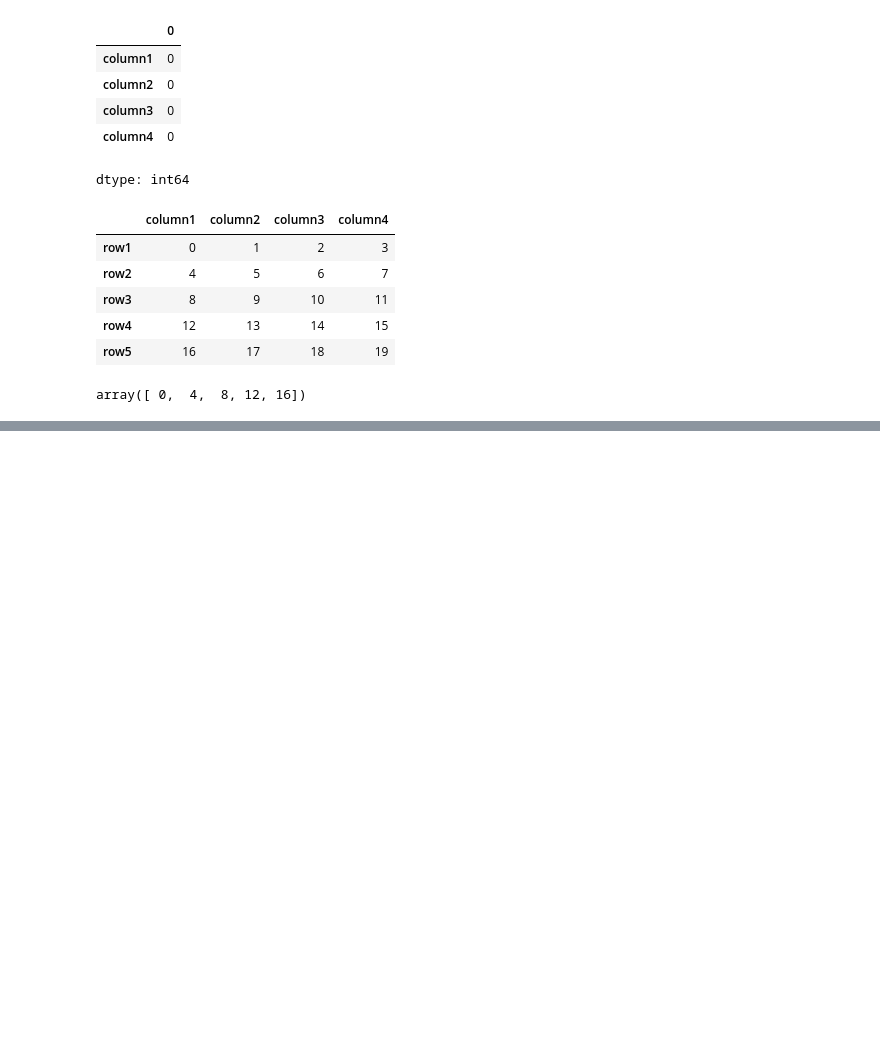
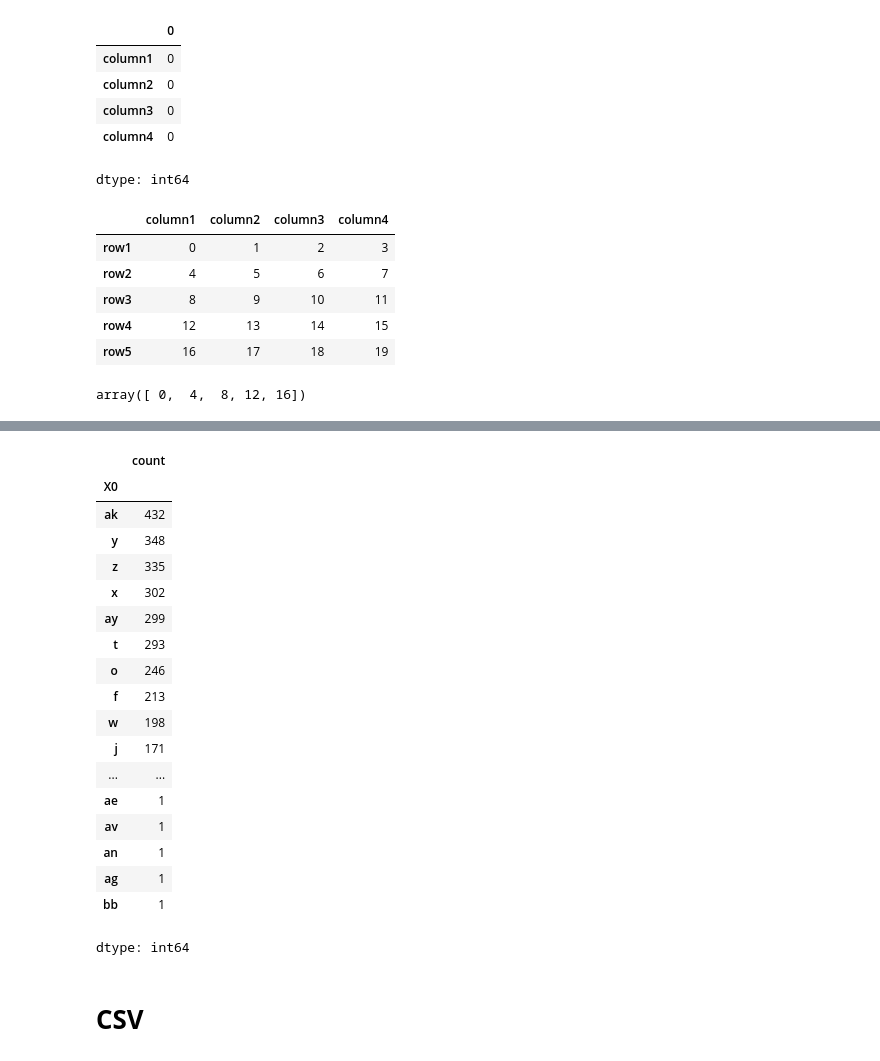
Before and after one commit to SUDHAN1022/Python-for-data-science, a Jupyter notebook: python_series.ipynb, the cells around one changed output, grey strips where cells are left out. Saved outputs shown, nothing was run; the diff lists cells and outputs as text; code cells hidden in the pictures; blank space fills up the shorter version.

```diff
--- a/python_series.ipynb
+++ b/python_series.ipynb
@@ -221,0 +255,22 @@ array([ 0,  4,  8, 12, 16])
+# %%
+df["X0"].value_counts()
+# %% [output]
+|  | count |
+| X0 |  |
+| ak | 432 |
+| y | 348 |
+| z | 335 |
+| x | 302 |
+| ay | 299 |
+| t | 293 |
+| o | 246 |
+| f | 213 |
+| w | 198 |
+| j | 171 |
+| ... | ... |
+| ae | 1 |
+| av | 1 |
+| an | 1 |
+| ag | 1 |
+| bb | 1 |
+dtype: int64
@@ -221,0 +279,2 @@ array([ 0,  4,  8, 12, 16])
+# %% [markdown]
+# **CSV**
```
Also changed, not shown: parts of 34 cells of this notebook.
